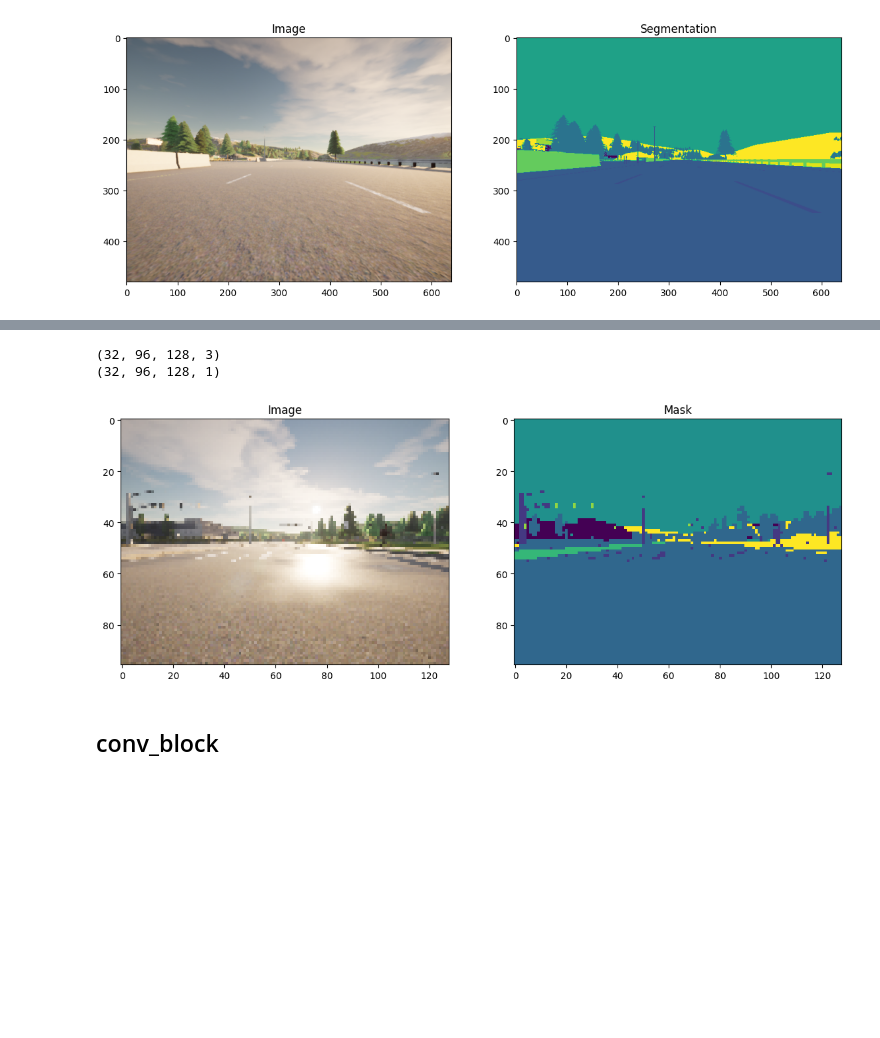
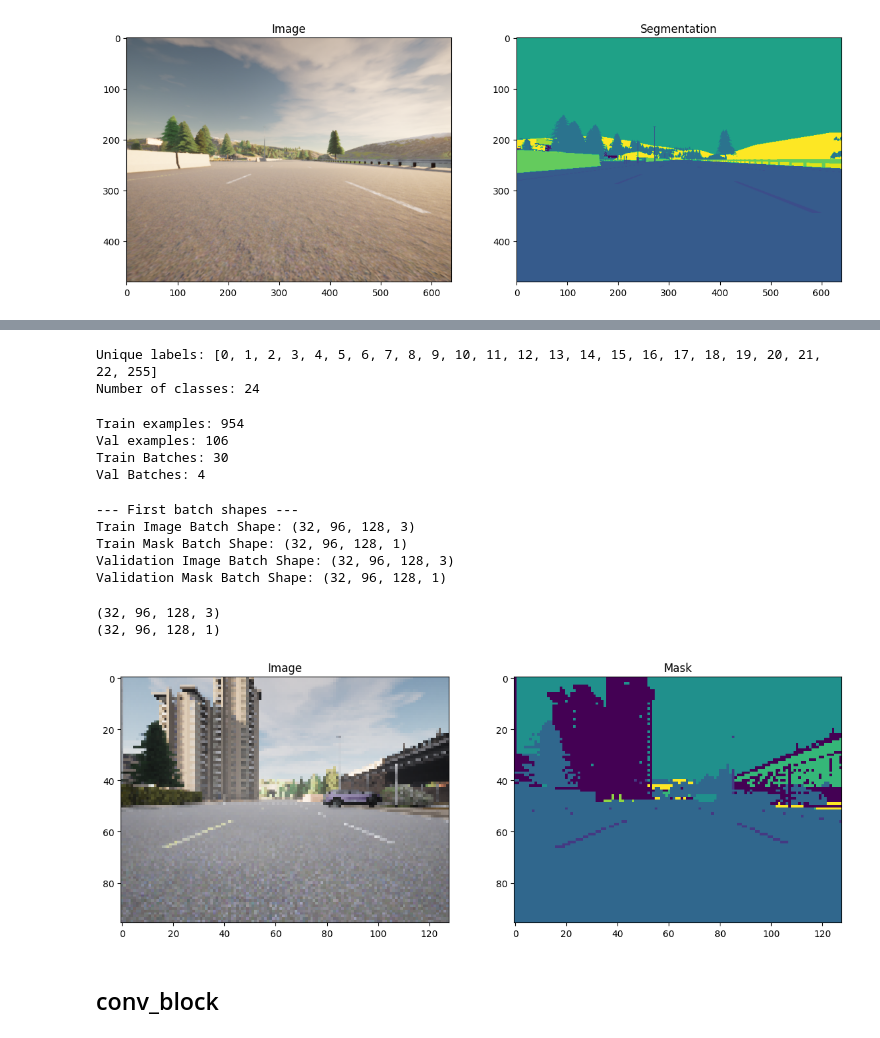
Before and after one commit to nabeelshan78/pixelsense-ai-segmentation, a Jupyter notebook: notebook.ipynb, the cells around one changed output, grey strips where cells are left out. Cells and saved outputs as stored; diff of their text form; code cells hidden in the pictures; blank space fills up the shorter version.

```diff
--- a/notebook.ipynb
+++ b/notebook.ipynb
@@ -73,2 +72,17 @@ def get_dataset(image_files, mask_files, batch_size=32, img_size=(96, 128)):
-# %%
-train_dataset = get_dataset(image_files, mask_files)
+# %%
+def get_unique_labels_from_masks(mask_paths):
+    unique_labels = set()
+    for mask_path in mask_paths:
+        mask = np.array(Image.open(mask_path))
+        unique = np.unique(mask)
+        unique_labels.update(unique.tolist())
+    return sorted(list(unique_labels))
+
+mask_paths = mask_files
+unique_labels = get_unique_labels_from_masks(mask_paths)
+
+print(f"Unique labels: {unique_labels}")
+print(f"Number of classes: {len(unique_labels)}")
+# %% [output]
+Unique labels: [0, 1, 2, 3, 4, 5, 6, 7, 8, 9, 10, 11, 12, 13, 14, 15, 16, 17, 18, 19, 20, 21, 22, 255]
+Number of classes: 24
@@ -75,20 +140,42 @@ train_dataset = get_dataset(image_files, mask_files)
+# %%
+train_ds, val_ds = load_segmentation_datasets(val_split=0.1)
+# %% [output]
+Train examples: 954
+Val examples: 106
+Train Batches: 30
+Val Batches: 4
+# %%
+print("\n--- First batch shapes ---")
+for images, masks in train_ds.take(1):
+    print(f"Train Image Batch Shape: {images.shape}")
+    print(f"Train Mask Batch Shape: {masks.shape}")
+
+for images, masks in val_ds.take(1):
+    print(f"Validation Image Batch Shape: {images.shape}")
+    print(f"Validation Mask Batch Shape: {masks.shape}")
+# %% [output]
+--- First batch shapes ---
+Train Image Batch Shape: (32, 96, 128, 3)
+Train Mask Batch Shape: (32, 96, 128, 1)
+Validation Image Batch Shape: (32, 96, 128, 3)
+Validation Mask Batch Shape: (32, 96, 128, 1)
 # %%
-for images, masks in train_dataset.take(1):
+for images, masks in train_ds.take(1):
     print(images.shape)
     print(masks.shape)
 
     plt.figure(figsize=(14, 10))
     plt.subplot(1, 2, 1)
     plt.imshow(images[0])
     plt.title("Image")
     plt.subplot(1, 2, 2)
     plt.imshow(masks[0])
     plt.title("Mask")
     plt.show()
 # %% [output]
 (32, 96, 128, 3)
 (32, 96, 128, 1)
-[figure, old version]
+[figure, new version]
 # %% [markdown]
 ## conv_block
 # %% [markdown]
```
Also changed, not shown: parts of 45 cells of this notebook, 4 other files.
